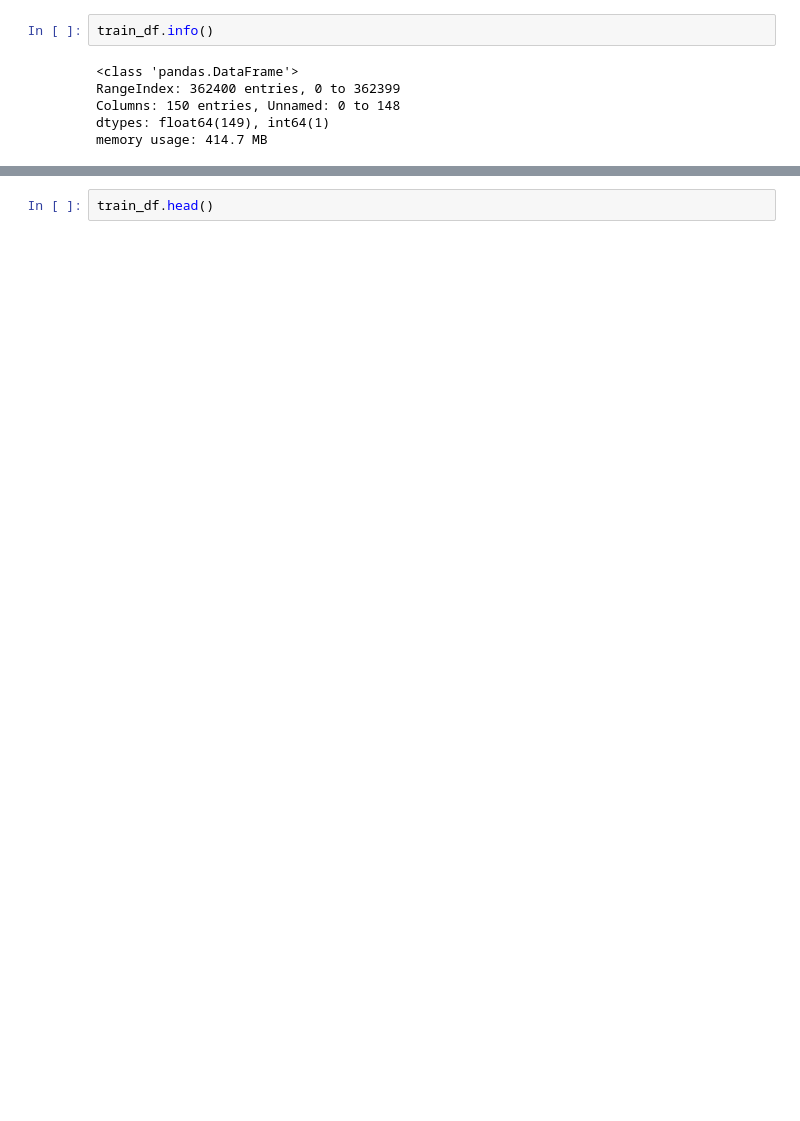
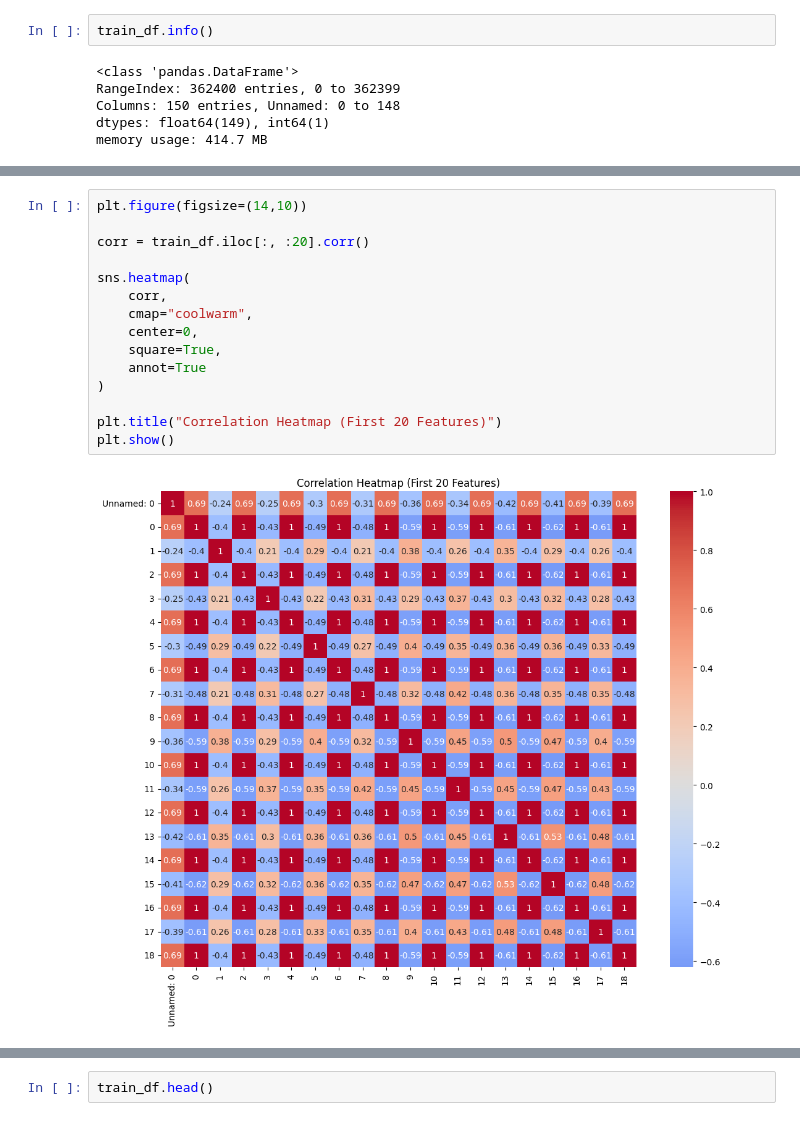
Before and after one commit to Devansh1-tech/QuantFormer-Multimodal-Order-Book-Sentiment-Transformer, a Jupyter notebook: notebooks/01_FI2010_EDA.ipynb, the cells around one changed output, grey strips where cells are left out. Saved outputs shown, nothing was run; the diff lists cells and outputs as text; blank space fills up the shorter version.

```diff
--- a/notebooks/01_FI2010_EDA.ipynb
+++ b/notebooks/01_FI2010_EDA.ipynb
@@ -178,0 +309,17 @@ Name: count, dtype: int64
+# %%
+plt.figure(figsize=(14,10))
+
+corr = train_df.iloc[:, :20].corr()
+
+sns.heatmap(
+    corr,
+    cmap="coolwarm",
+    center=0,
+    square=True,
+    annot=True
+)
+
+plt.title("Correlation Heatmap (First 20 Features)")
+plt.show()
+# %% [output]
+[figure, added]
```
Also changed, not shown: parts of 56 cells of this notebook.
